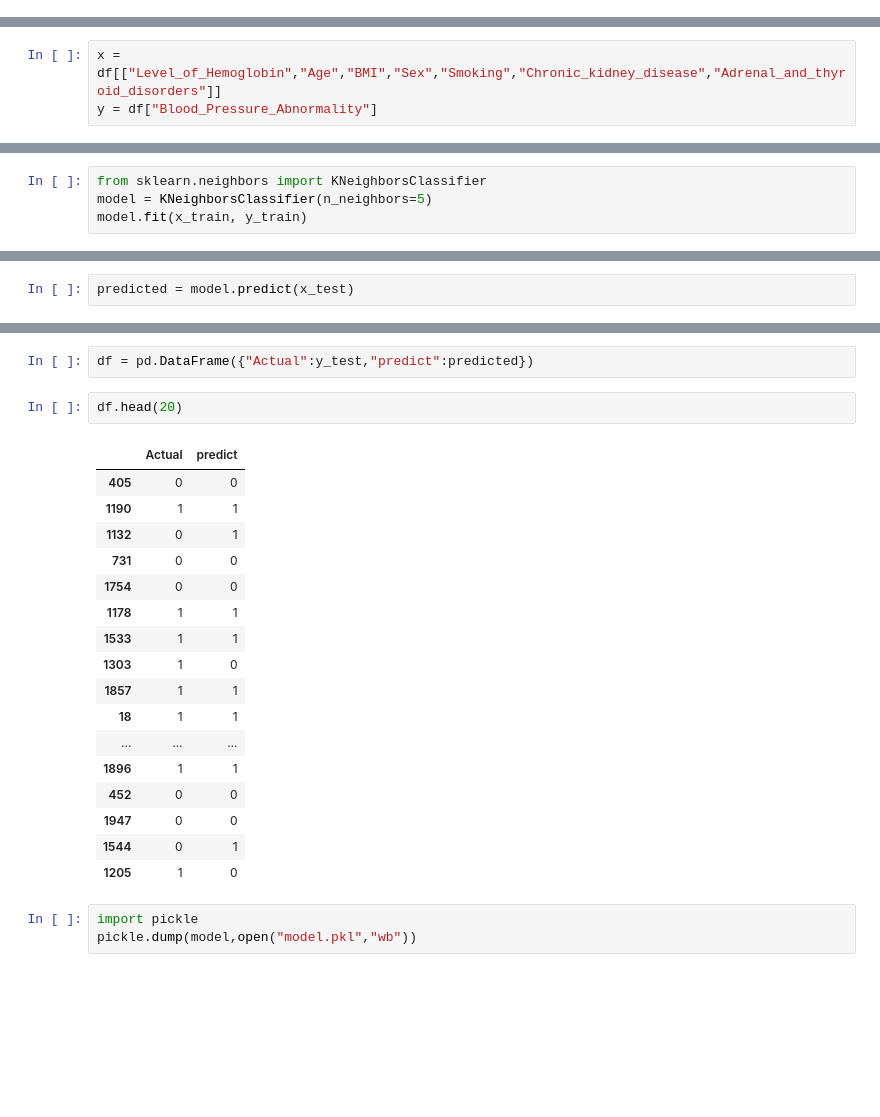
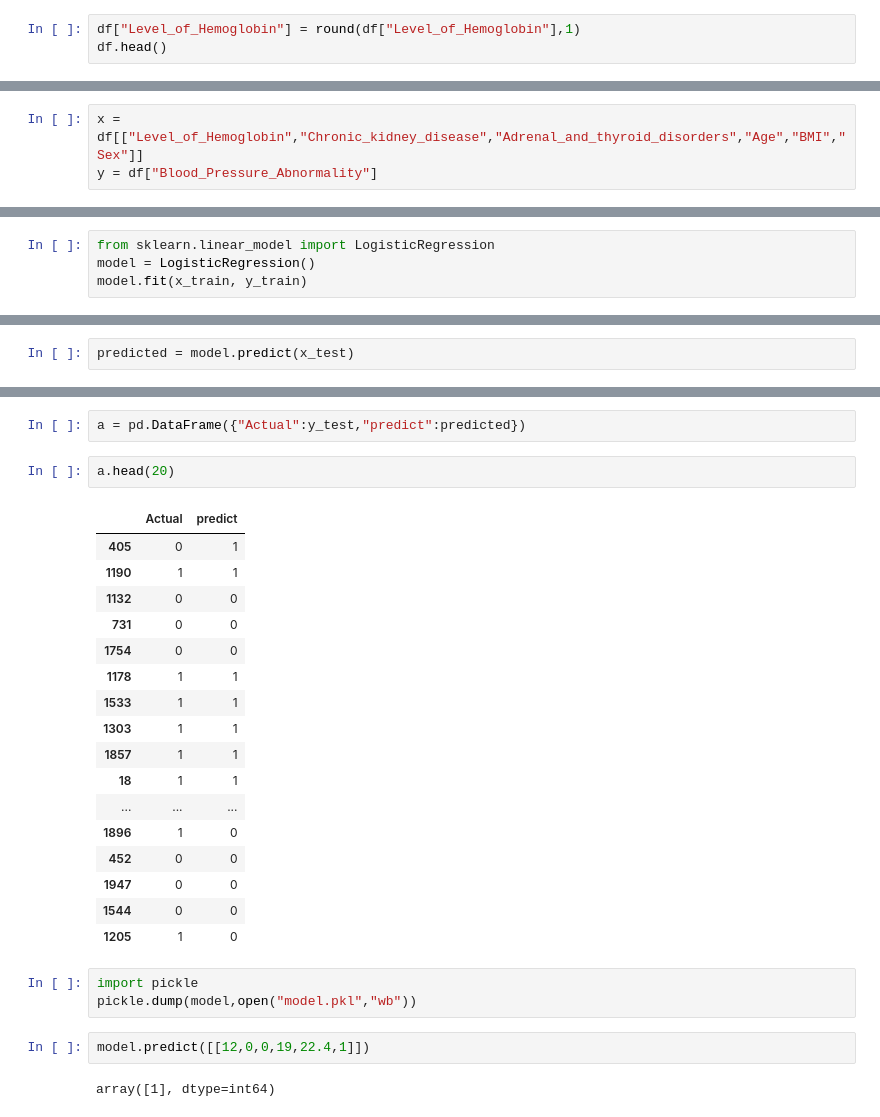
Before and after one commit to xvinay28x/bloood_pressure_prediction, a Jupyter notebook: Untitled.ipynb, the cells around one changed output, grey strips where cells are left out. Cells and saved outputs as stored; diff of their text form; blank space fills up the shorter version.

```diff
--- a/Untitled.ipynb
+++ b/Untitled.ipynb
@@ -53,0 +105,3 @@ df.drop(["Patient_Number","Genetic_Pedigree_Coefficient","Physical_activity","sa
+# %%
+df["Level_of_Hemoglobin"] = round(df["Level_of_Hemoglobin"],1)
+df.head()
@@ -54,7 +115,7 @@ df.drop(["Patient_Number","Genetic_Pedigree_Coefficient","Physical_activity","sa
 # %%
 df.fillna(0,inplace = True)
 # %%
-x = df[["Level_of_Hemoglobin","Age","BMI","Sex","Smoking","Chronic_kidney_disease","Adrenal_and_thyroid_disorders"]]
+x = df[["Level_of_Hemoglobin","Chronic_kidney_disease","Adrenal_and_thyroid_disorders","Age","BMI","Sex"]]
 y = df["Blood_Pressure_Abnormality"]
 # %%
 from sklearn.model_selection import train_test_split
@@ -66,7 +127,7 @@ scaler = StandardScaler()
 x_train = scaler.fit_transform(x_train)
 x_test = scaler.transform(x_test)
 # %%
-from sklearn.neighbors import KNeighborsClassifier
-model = KNeighborsClassifier(n_neighbors=5)
+from sklearn.linear_model import LogisticRegression
+model = LogisticRegression()
 model.fit(x_train, y_train)
 # %% [output]
@@ -95,25 +162,29 @@ MSE
 # %%
-df = pd.DataFrame({"Actual":y_test,"predict":predicted})
+a = pd.DataFrame({"Actual":y_test,"predict":predicted})
 # %%
-df.head(20)
+a.head(20)
 # %% [output]
 |  | Actual | predict |
-| 405 | 0 | 0 |
+| 405 | 0 | 1 |
 | 1190 | 1 | 1 |
-| 1132 | 0 | 1 |
+| 1132 | 0 | 0 |
 | 731 | 0 | 0 |
 | 1754 | 0 | 0 |
 | 1178 | 1 | 1 |
 | 1533 | 1 | 1 |
-| 1303 | 1 | 0 |
+| 1303 | 1 | 1 |
 | 1857 | 1 | 1 |
 | 18 | 1 | 1 |
 | ... | ... | ... |
-| 1896 | 1 | 1 |
+| 1896 | 1 | 0 |
 | 452 | 0 | 0 |
 | 1947 | 0 | 0 |
-| 1544 | 0 | 1 |
+| 1544 | 0 | 0 |
 | 1205 | 1 | 0 |
 # %%
 import pickle
 pickle.dump(model,open("model.pkl","wb"))
+# %%
+model.predict([[12,0,0,19,22.4,1]])
+# %% [output]
+array([1], dtype=int64)
```
Also changed, not shown: parts of 11 cells of this notebook, 1 other file.
